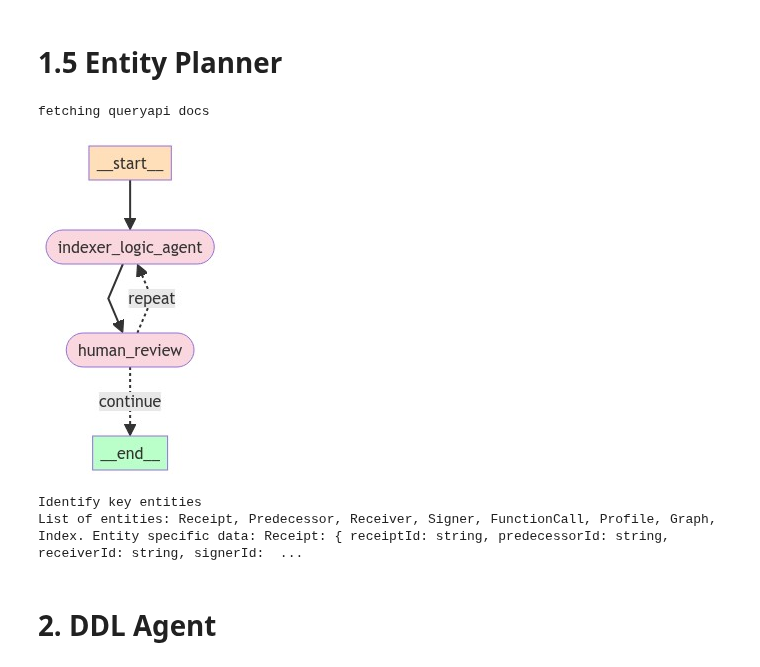
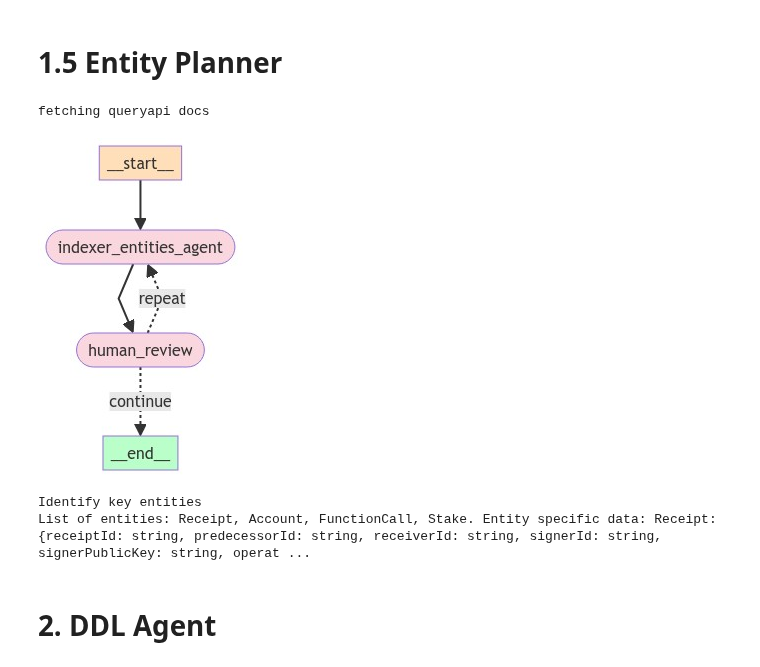
Before and after one commit to near/indexer-agent, a Jupyter notebook: SP_Agent_v1.ipynb, the cells around one changed output. Cells and saved outputs as stored; diff of their text form; code cells hidden in the pictures.

```diff
--- a/SP_Agent_v1.ipynb
+++ b/SP_Agent_v1.ipynb
@@ -269,42 +277,42 @@ block_schema = """{  "type": "array",  "items": {    "type": "object",    "prope
 # %%
 # Load agents
-from agents.IndexerLogicAgent import IndexerLogicAgent,indexer_logic_agent_model
+from agents.IndexerEntitiesAgent import IndexerEntitiesAgent,indexer_entities_agent_model
 
 # Entity Logic Agent
-indexer_logic_model = indexer_logic_agent_model()
-indexer_logic_agent = IndexerLogicAgent(indexer_logic_model)
+indexer_entities_model = indexer_entities_agent_model()
+indexer_entities_agent = IndexerEntitiesAgent(indexer_entities_model)
 
 
 from langgraph.graph import END, StateGraph
 
 workflow = StateGraph(GraphState)
 
 ## Define the Agent nodes
-workflow.add_node("indexer_logic_agent", indexer_logic_agent.call_model)
+workflow.add_node("indexer_entities_agent", indexer_entities_agent.call_model)
 workflow.add_node("human_review",review_agent.human_review)
 
 ## Add Edges
-workflow.set_entry_point("indexer_logic_agent")
-workflow.add_edge("indexer_logic_agent","human_review")
+workflow.set_entry_point("indexer_entities_agent")
+workflow.add_edge("indexer_entities_agent","human_review")
 
 # Human review of schema
 workflow.add_conditional_edges(
     "human_review",
     human_review_router,
     {
         "continue": END,
-        "repeat": "indexer_logic_agent",
+        "repeat": "indexer_entities_agent",
     }
 )
 
 entity_app = workflow.compile()
 display(Image(entity_app.get_graph(xray=True).draw_mermaid_png()))
 # %% [output]
 fetching queryapi docs
-[figure, old version]
+[figure, new version]
 # %%
 from langchain_core.messages import HumanMessage
-from agents.IndexerLogicAgent import EntityResponse
+from agents.IndexerEntitiesAgent import EntityResponse
 
 # app.nearcrowd.near example
 # question = f"""
@@ -324,21 +332,22 @@ question = """Identify the key entities from the supplied block schema that came
 
 # Example usage
 result = entity_app.invoke({"messages": [HumanMessage(content=question)],
-                     "block_schema": block_schema,
+                    "original_prompt": question,
+                     "entity_schema": entity_schema,
                      "block_heights":[],
-                     "extract_block_data_code":extract_block_data_code,
+                     "block_data_extraction_code":block_data_extraction_code,
                      "table_creation_code":"",
-                     "indexer_logic":"",
+                     "indexer_entities_description":"",
                      "data_upsertion_code": "",
                      "iterations": 0,
                      "error":"",
                      "should_continue": False,
                      })
 
-print(result['indexer_logic'])
+print(result['indexer_entities_description'])
 # %% [output]
 Identify key entities
-List of entities: Receipt, Predecessor, Receiver, Signer, FunctionCall, Profile, Graph, Index. Entity specific data: Receipt: { receiptId: string, predecessorId: string, receiverId: string, signerId:  ...
+List of entities: Receipt, Account, FunctionCall, Stake. Entity specific data: Receipt: {receiptId: string, predecessorId: string, receiverId: string, signerId: string, signerPublicKey: string, operat ...
 # %% [markdown]
 # 2. DDL Agent
 # %%
```
Also changed, not shown: parts of 23 cells of this notebook, 8 other files.
